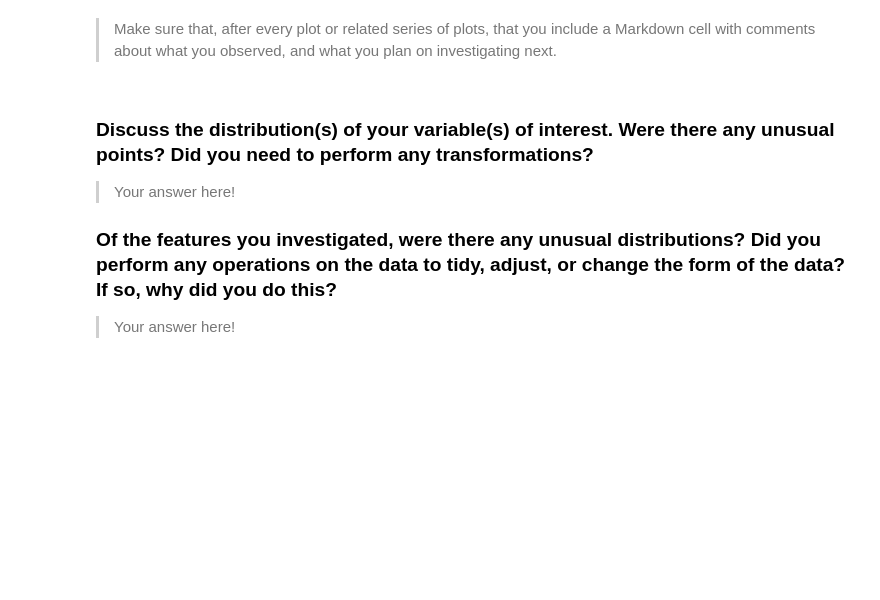
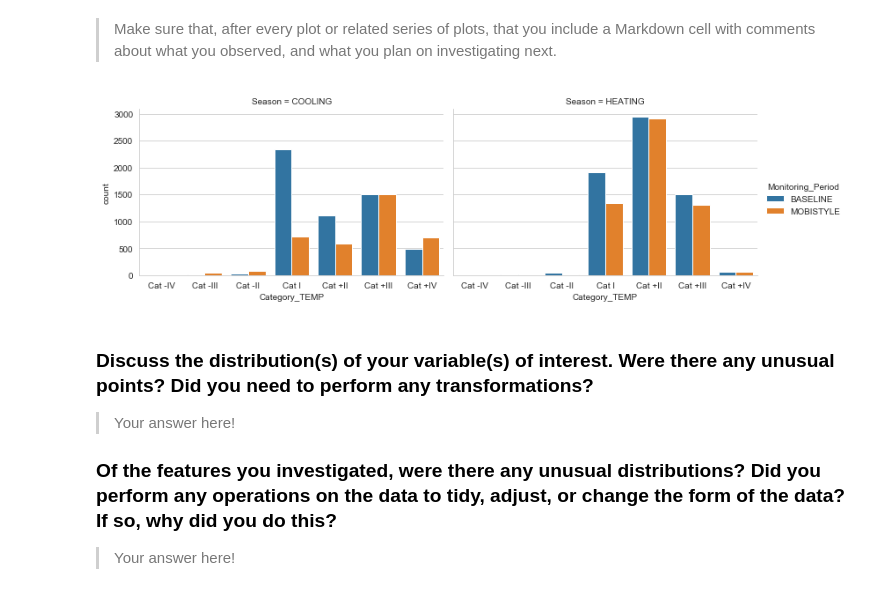
Before and after one commit to SVGoogle/EDA-project, a Jupyter notebook: data_exploration.ipynb, the cells around one changed output. Saved outputs shown, nothing was run; the diff lists cells and outputs as text; code cells hidden in the pictures; blank space fills up the shorter version.

```diff
--- a/data_exploration.ipynb
+++ b/data_exploration.ipynb
@@ -172,7 +184,7 @@ memory usage: 6.2 MB
 > Dataset constains 15 minutes values including weekends and night time. Therefore, before conducting the anlaysis, the dataset must be filtered for the time only when the employees are present in the office in order to account properly for the indoor climate parameters during working hours.
 # %%
 # Filter the data, exclude the time outsied working hours
-data = data.query('Room_Status == 1')
+data = df.query('Room_Status == 1')
 
 # Verify that all values are equal to 1 (Office room occupied)
 assert data['Room_Status'].all() == 1
@@ -277,6 +289,12 @@ fig.tight_layout()
 > Make sure that, after every plot or related series of plots, that you
 include a Markdown cell with comments about what you observed, and what
 you plan on investigating next.
+# %%
+g = sns.catplot(x='Category_TEMP', hue='Monitoring_Period', col='Season',
+                data=data, kind='count', order=labels_T_RH,
+                height=3.5, aspect=1.5);
+# %% [output]
+[figure, added]
 # %% [markdown]
 ### Discuss the distribution(s) of your variable(s) of interest. Were there any unusual points? Did you need to perform any transformations?
 
```
Also changed, not shown: parts of 9 cells of this notebook.
